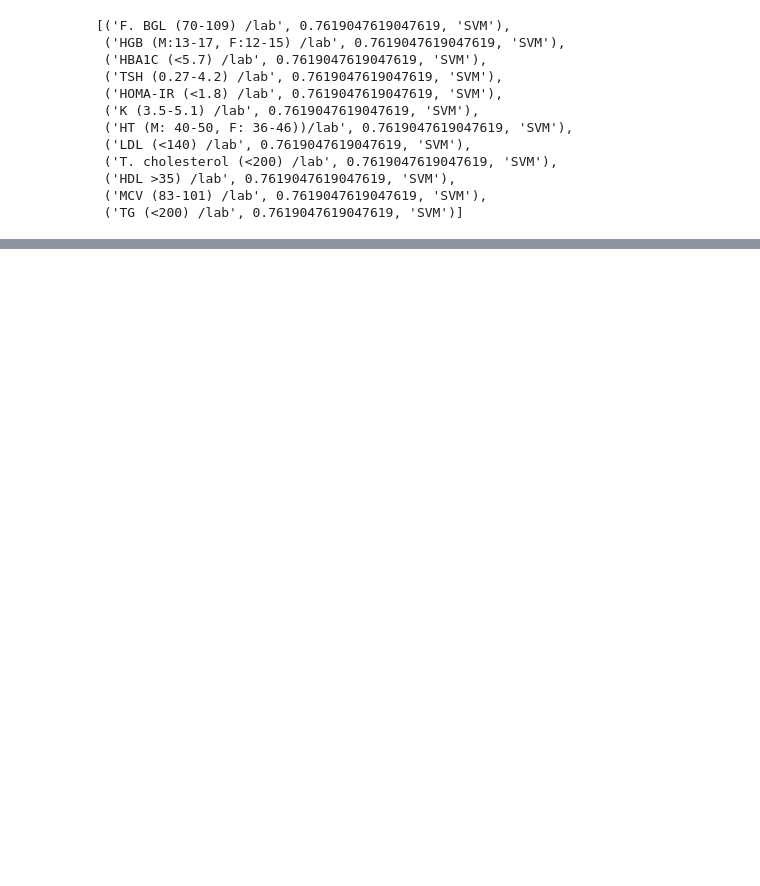
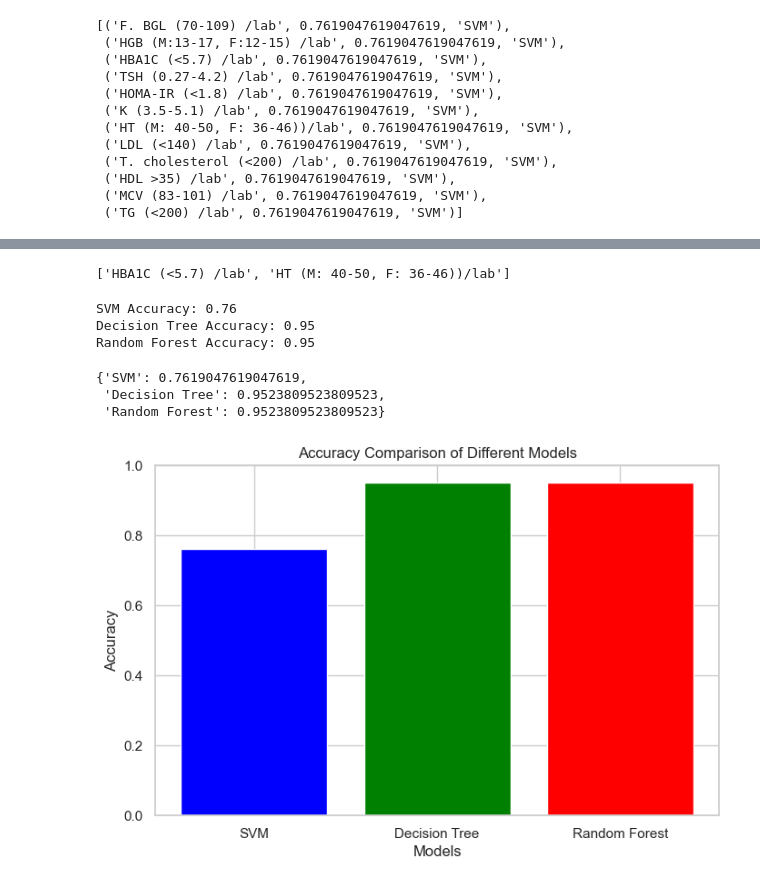
Before and after one commit to abou-zithar/Medical_Data_analysis, a Jupyter notebook: Clustering_and_Classification.ipynb, the cells around one changed output, grey strips where cells are left out. Saved outputs shown, nothing was run; the diff lists cells and outputs as text; code cells hidden in the pictures; blank space fills up the shorter version.

Commit message:
Extract Improvement features

```diff
--- a/Clustering_and_Classification.ipynb
+++ b/Clustering_and_Classification.ipynb
@@ -1411,0 +1454,61 @@ plt.show()
+# %%
+improve_acc_names
+# %% [output]
+['HBA1C (<5.7) /lab', 'HT (M: 40-50, F: 36-46))/lab']
+# %%
+data_to_add = lab_data[improve_acc_names]
+# %%
+X = pd.concat([df_encoded, cart_data, body_composition_data,data_to_add], axis=1)
+# Split the data into training and testing sets
+X_train, X_test, y_train, y_test = train_test_split(X, target, test_size=0.2, random_state=42)
+# Define models
+final_acc= {}
+models = {
+    "SVM": SVC(),
+    "Decision Tree": DecisionTreeClassifier(),
+    "Random Forest": RandomForestClassifier(),
+
+}
+# Train and evaluate each model
+for name, model in models.items():
+    # Train the model
+    model.fit(X_train, y_train)
+
+    # Make predictions
+    y_pred = model.predict(X_test)
+
+    # Evaluate accuracy
+    accuracy = accuracy_score(y_test, y_pred)
+    final_acc[name] = accuracy
+    print(f"{name} Accuracy: {accuracy:.2f}")
+    # Save the best model
+    if accuracy > best_accuracy and accuracy !=1:
+        best_accuracy = accuracy
+        best_model = model
+        best_model_name = name
+# %% [output]
+SVM Accuracy: 0.76
+Decision Tree Accuracy: 0.95
+Random Forest Accuracy: 0.95
+# %%
+final_acc
+# %% [output]
+{'SVM': 0.7619047619047619,
+ 'Decision Tree': 0.9523809523809523,
+ 'Random Forest': 0.9523809523809523}
+# %%
+
+
+# Plot the model accuracies
+model_names = list(final_acc.keys())
+accuracies = list(final_acc.values())
+
+plt.figure(figsize=(8, 5))
+plt.bar(model_names, accuracies, color=['blue', 'green', 'red'])
+plt.xlabel('Models')
+plt.ylabel('Accuracy')
+plt.title('Accuracy Comparison of Different Models')
+plt.ylim(0, 1)  # Accuracy ranges from 0 to 1
+plt.show()
+# %% [output]
+[figure, added]
```
Also changed, not shown: parts of 14 cells of this notebook.
